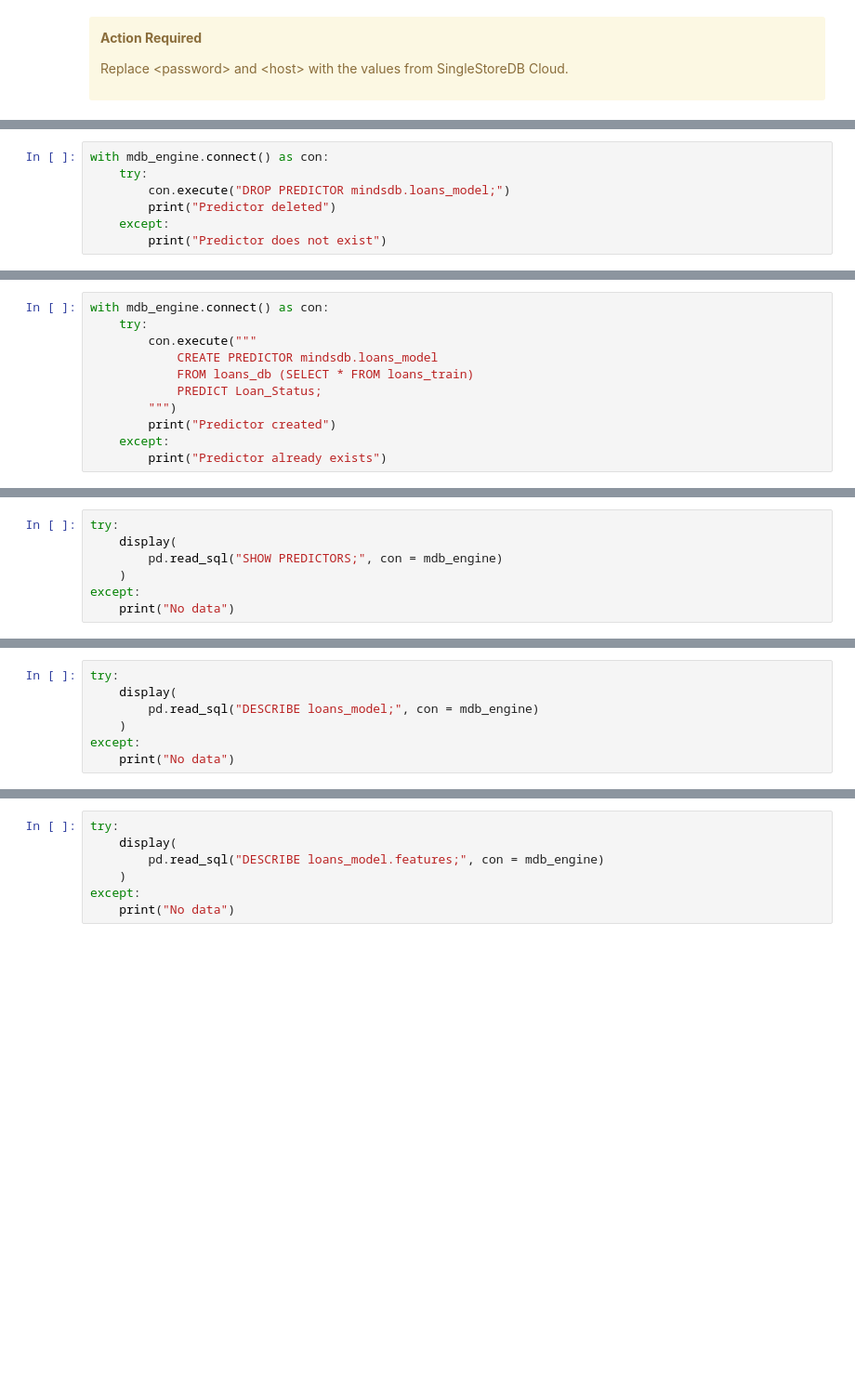
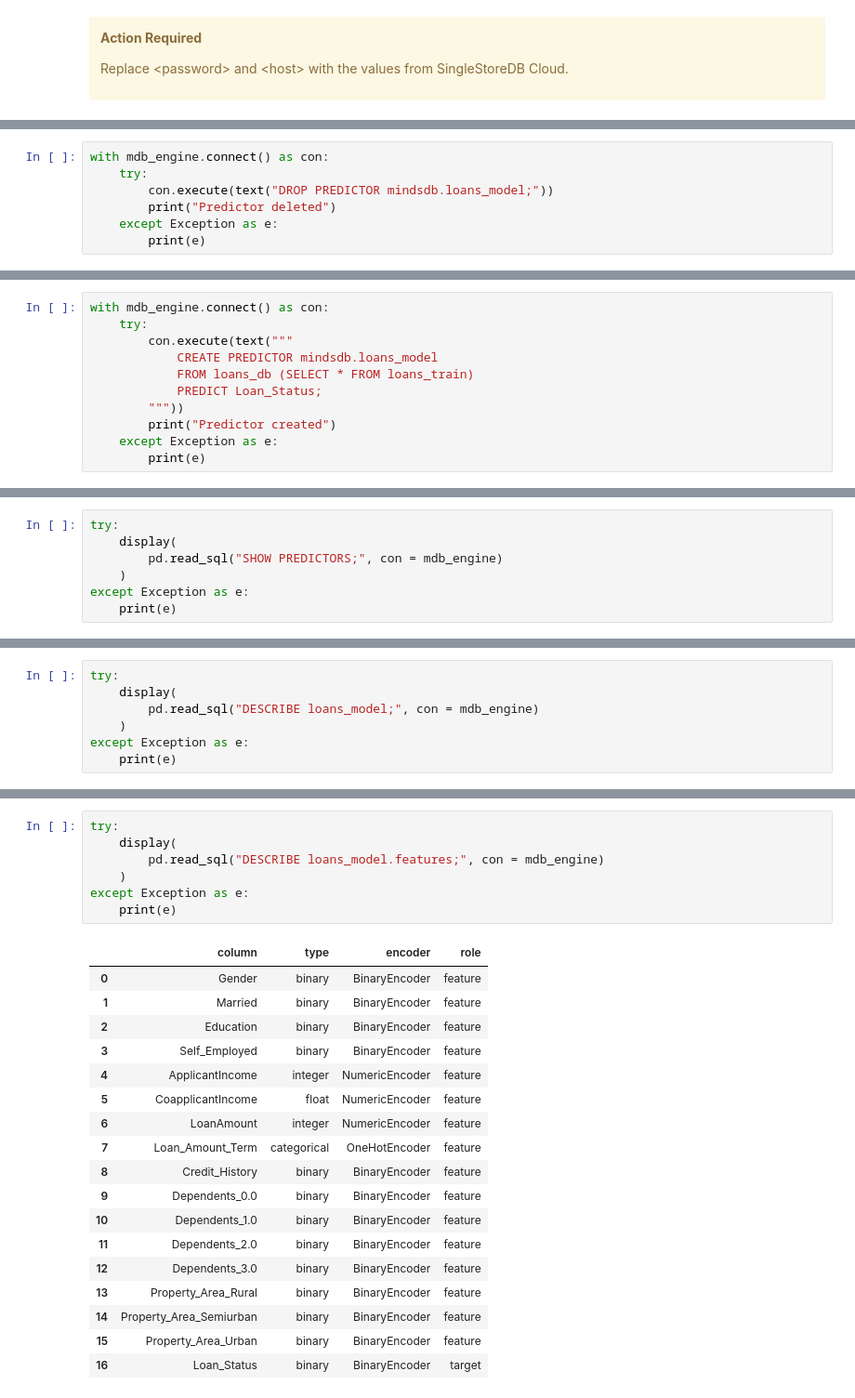
Before and after one commit to VeryFatBoy/loan-approvals, a Jupyter notebook: loan_approvals.ipynb, the cells around one changed output, grey strips where cells are left out. Shown at 93% size. Saved outputs shown, nothing was run; the diff lists cells and outputs as text; blank space fills up the shorter version.

```diff
--- a/loan_approvals.ipynb
+++ b/loan_approvals.ipynb
@@ -705,7 +719,7 @@ except:
 # %%
 with mdb_engine.connect() as con:
     try:
-        con.execute("DROP PREDICTOR mindsdb.loans_model;")
+        con.execute(text("DROP PREDICTOR mindsdb.loans_model;"))
         print("Predictor deleted")
-    except:
-        print("Predictor does not exist")
+    except Exception as e:
+        print(e)
@@ -712,11 +728,11 @@ with mdb_engine.connect() as con:
 # %%
 with mdb_engine.connect() as con:
     try:
-        con.execute("""
+        con.execute(text("""
             CREATE PREDICTOR mindsdb.loans_model
             FROM loans_db (SELECT * FROM loans_train)
             PREDICT Loan_Status;
-        """)
+        """))
         print("Predictor created")
-    except:
-        print("Predictor already exists")
+    except Exception as e:
+        print(e)
@@ -725,5 +743,5 @@ try:
     display(
         pd.read_sql("SHOW PREDICTORS;", con = mdb_engine)
     )
-except:
-    print("No data")
+except Exception as e:
+    print(e)
@@ -732,5 +753,5 @@ try:
     display(
         pd.read_sql("DESCRIBE loans_model;", con = mdb_engine)
     )
-except:
-    print("No data")
+except Exception as e:
+    print(e)
@@ -737,10 +761,29 @@ except:
 # %%
 try:
     display(
         pd.read_sql("DESCRIBE loans_model.features;", con = mdb_engine)
     )
-except:
-    print("No data")
+except Exception as e:
+    print(e)
+# %% [output]
+|  | column | type | encoder | role |
+| 0 | Gender | binary | BinaryEncoder | feature |
+| 1 | Married | binary | BinaryEncoder | feature |
+| 2 | Education | binary | BinaryEncoder | feature |
+| 3 | Self_Employed | binary | BinaryEncoder | feature |
+| 4 | ApplicantIncome | integer | NumericEncoder | feature |
+| 5 | CoapplicantIncome | float | NumericEncoder | feature |
+| 6 | LoanAmount | integer | NumericEncoder | feature |
+| 7 | Loan_Amount_Term | categorical | OneHotEncoder | feature |
+| 8 | Credit_History | binary | BinaryEncoder | feature |
+| 9 | Dependents_0.0 | binary | BinaryEncoder | feature |
+| 10 | Dependents_1.0 | binary | BinaryEncoder | feature |
+| 11 | Dependents_2.0 | binary | BinaryEncoder | feature |
+| 12 | Dependents_3.0 | binary | BinaryEncoder | feature |
+| 13 | Property_Area_Rural | binary | BinaryEncoder | feature |
+| 14 | Property_Area_Semiurban | binary | BinaryEncoder | feature |
+| 15 | Property_Area_Urban | binary | BinaryEncoder | feature |
+| 16 | Loan_Status | binary | BinaryEncoder | target |
 # %%
 try:
     display(
```
Also changed, not shown: parts of 16 cells of this notebook.
